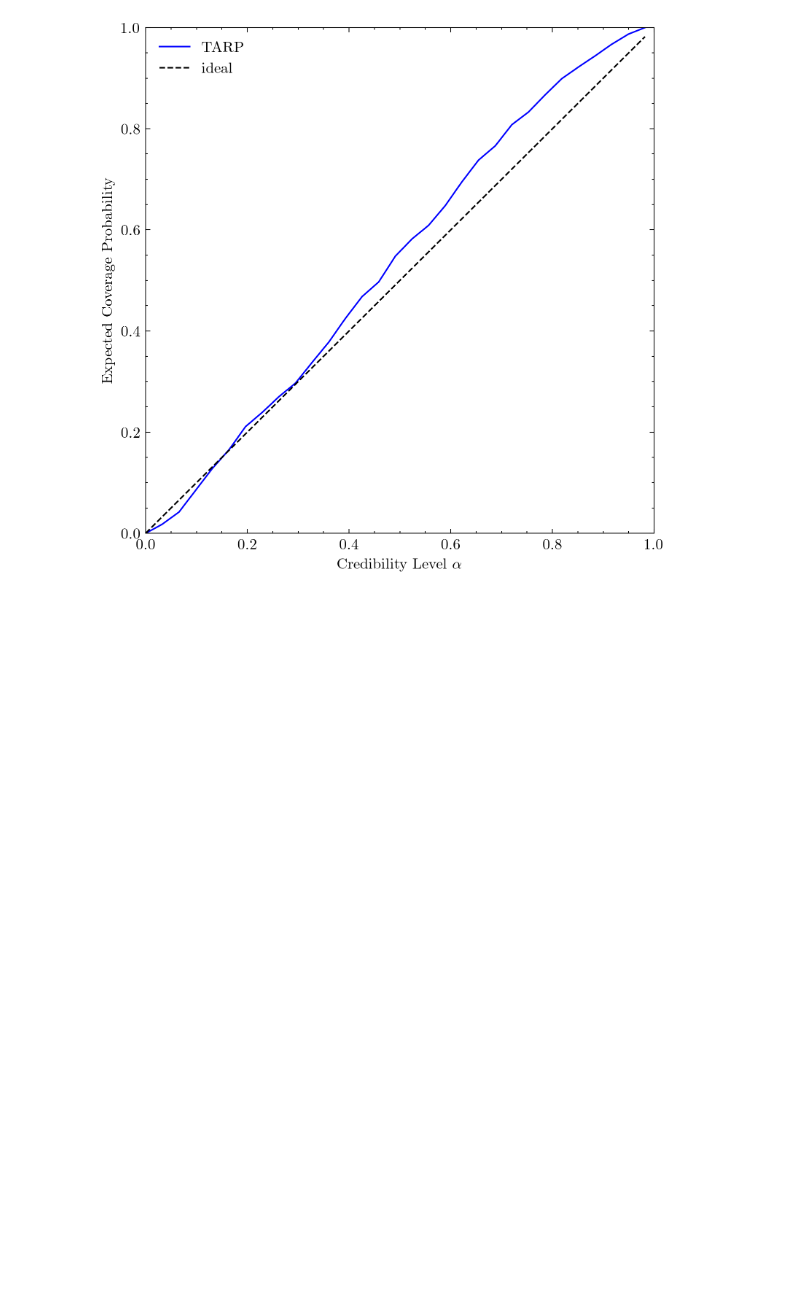
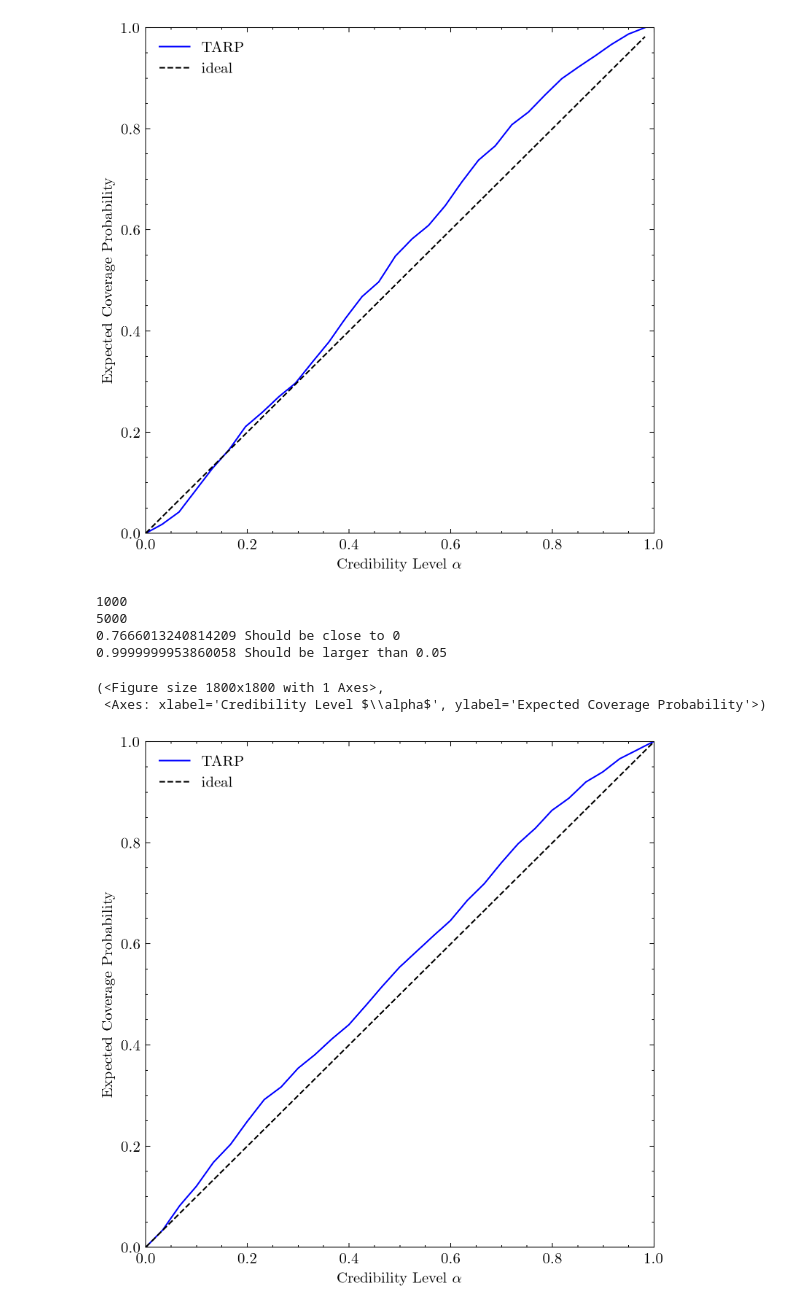
Before and after one commit to julianticucho/cmb-sbi-inference, a Jupyter notebook: notebooks/12_calibration.ipynb, the cells around one changed output. Drawn from its saved outputs; the diff is of its cells as text; code cells hidden in the pictures; blank space fills up the shorter version.

```diff
--- a/notebooks/12_calibration.ipynb
+++ b/notebooks/12_calibration.ipynb
@@ -119,3 +119,29 @@ plot_tarp(ecp, alpha)
 (<Figure size 1800x1800 with 1 Axes>,
  <Axes: xlabel='Credibility Level $\\alpha$', ylabel='Expected Coverage Probability'>)
 [figure]
+# %%
+from sbi.analysis.plot import plot_tarp
+from sbi.diagnostics import check_tarp
+
+calibration = torch.load(os.path.join('..', 'results', 'calibration', 'tarp_4.pt'))
+
+ecp = calibration['ecp']
+thetas = calibration['thetas']
+alpha = calibration['alpha']
+num_posterior_samples = calibration['num_posterior_samples']
+num_tarp_samples = calibration['num_tarp_samples']
+atc, ks_pval = check_tarp(ecp, alpha)
+
+print(num_tarp_samples)
+print(num_posterior_samples)
+print(atc, "Should be close to 0")
+print(ks_pval, "Should be larger than 0.05")
+plot_tarp(ecp, alpha)
+# %% [output]
+1000
+5000
+0.7666013240814209 Should be close to 0
+0.9999999953860058 Should be larger than 0.05
+(<Figure size 1800x1800 with 1 Axes>,
+ <Axes: xlabel='Credibility Level $\\alpha$', ylabel='Expected Coverage Probability'>)
+[figure, added]
```
Also changed, not shown: 33 other files.
